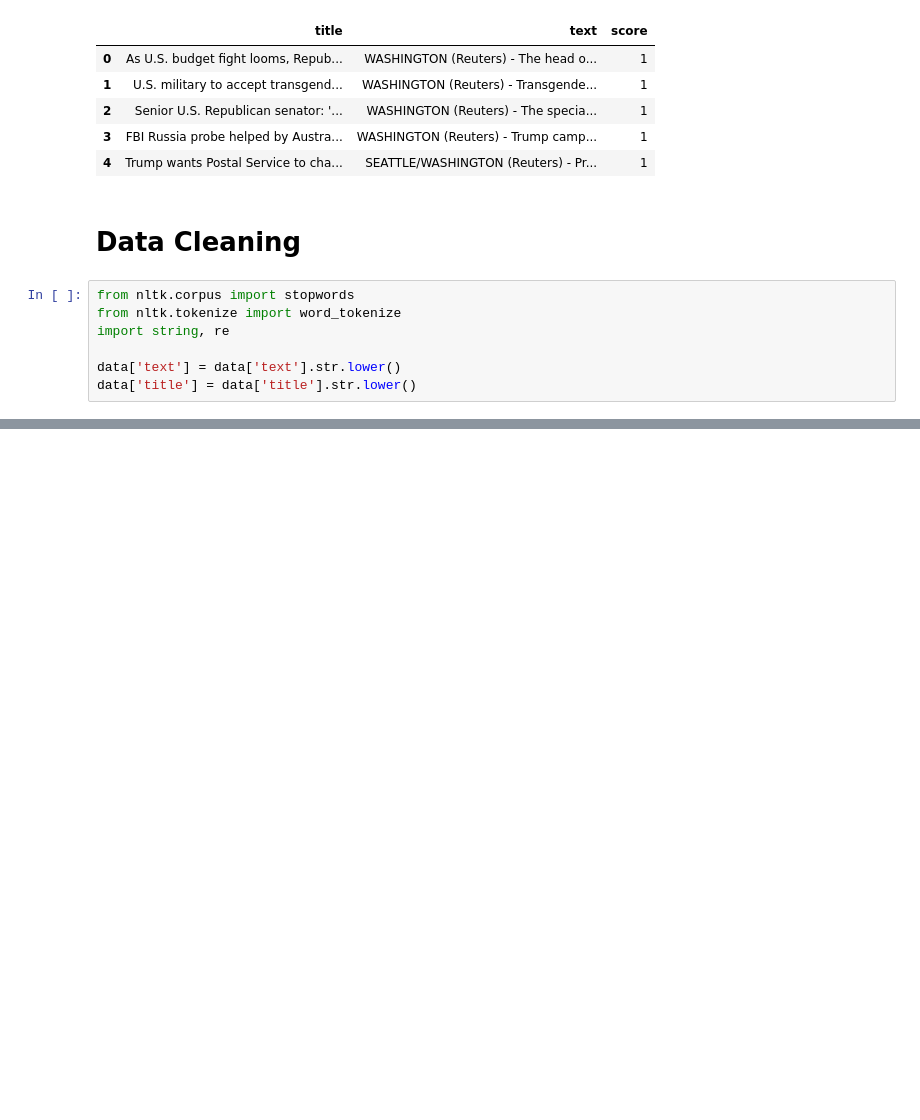
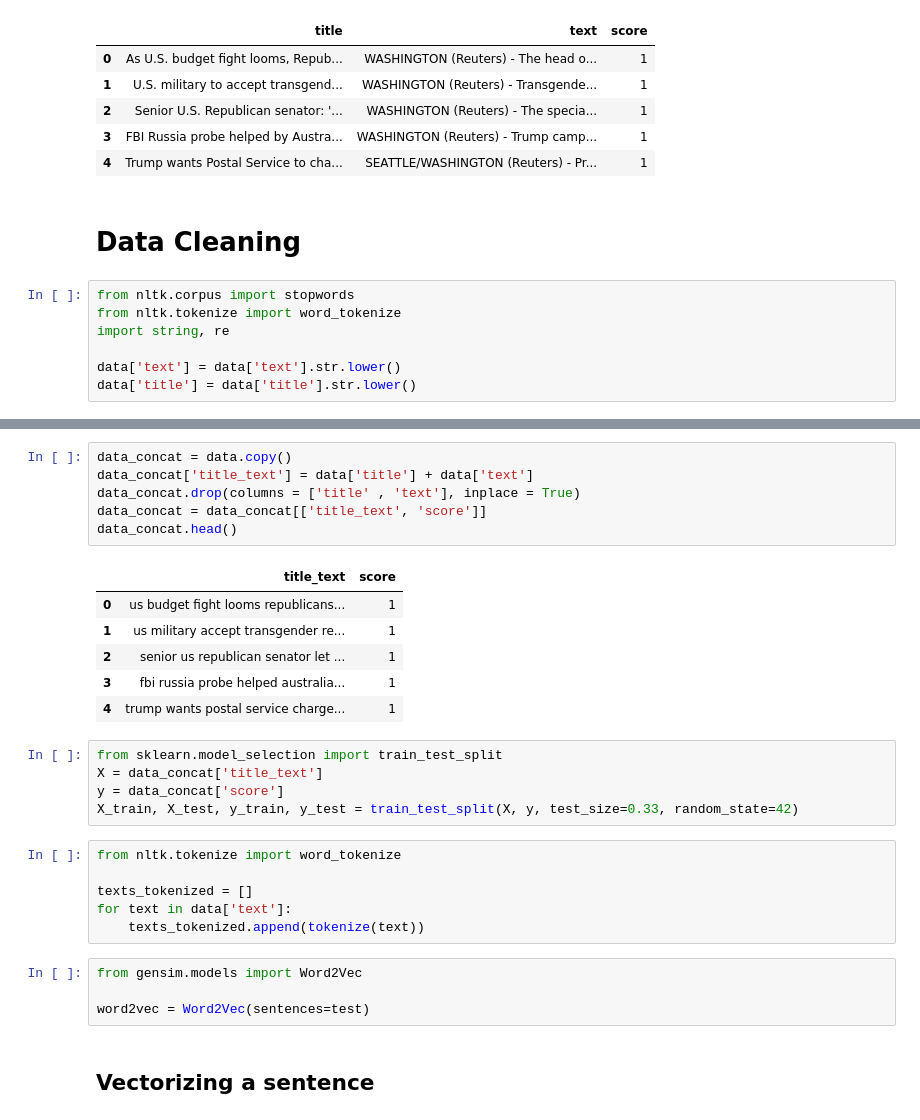
Before and after one commit to LiamCafffrey/FakeNews, a Jupyter notebook: notebooks/Test.ipynb, the cells around one changed output, grey strips where cells are left out. Drawn from its saved outputs; the diff is of its cells as text; blank space fills up the shorter version.

```diff
--- a/notebooks/Test.ipynb
+++ b/notebooks/Test.ipynb
@@ -252,0 +415,30 @@ TypeError: replace() missing 1 required positional argument: 'repl'
+# %%
+data_concat = data.copy()
+data_concat['title_text'] = data['title'] + data['text']
+data_concat.drop(columns = ['title' , 'text'], inplace = True)
+data_concat = data_concat[['title_text', 'score']]
+data_concat.head()
+# %% [output]
+|  | title_text | score |
+| 0 | us budget fight looms republicans... | 1 |
+| 1 | us military accept transgender re... | 1 |
+| 2 | senior us republican senator let ... | 1 |
+| 3 | fbi russia probe helped australia... | 1 |
+| 4 | trump wants postal service charge... | 1 |
+# %%
+from sklearn.model_selection import train_test_split
+X = data_concat['title_text']
+y = data_concat['score']
+X_train, X_test, y_train, y_test = train_test_split(X, y, test_size=0.33, random_state=42)
+# %%
+from nltk.tokenize import word_tokenize
+
+texts_tokenized = []
+for text in data['text']:
+    texts_tokenized.append(tokenize(text))
+# %%
+from gensim.models import Word2Vec
+
+word2vec = Word2Vec(sentences=test)
+# %% [markdown]
+## Vectorizing a sentence
```
Also changed, not shown: parts of 30 cells of this notebook, 2 other files.
